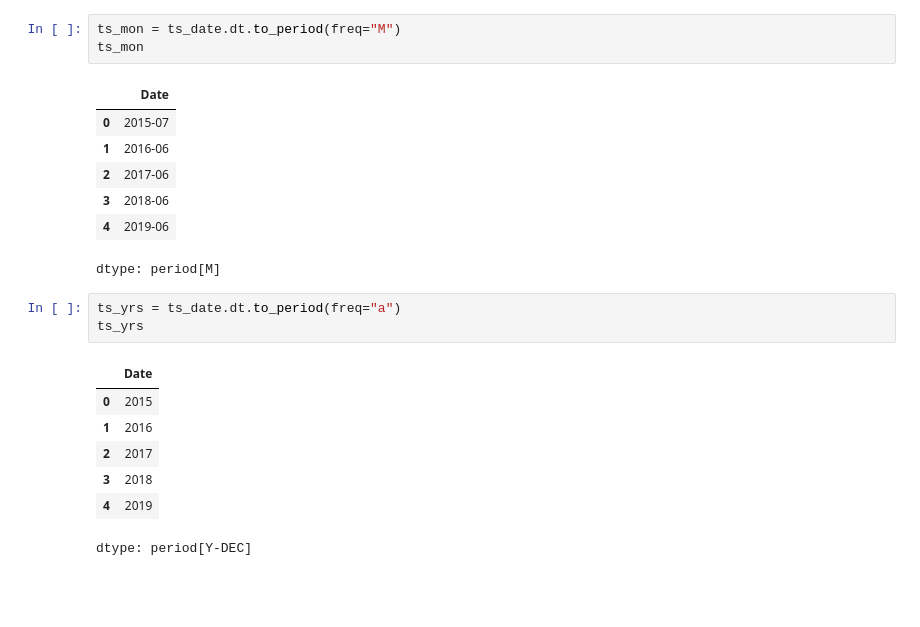
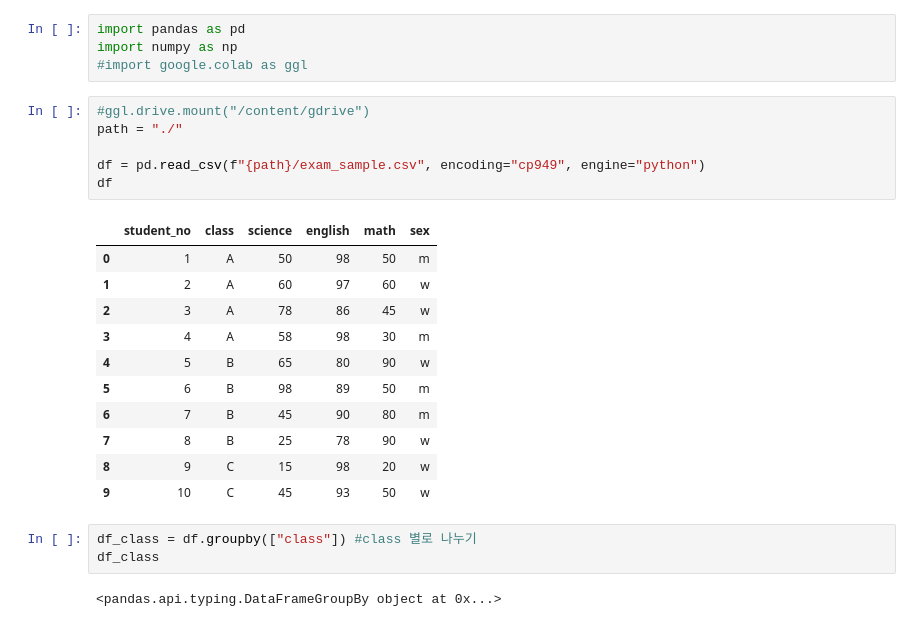
Before and after one commit to h427ur/big_data, a Jupyter notebook: explore_data/explore_data.ipynb, the cells around one changed output. Drawn from its saved outputs; the diff is of its cells as text; blank space fills up the shorter version.

```diff
--- a/explore_data/explore_data.ipynb
+++ b/explore_data/explore_data.ipynb
@@ -247,22 +1,27 @@ dtype: period[D]
-# %%
-ts_mon = ts_date.dt.to_period(freq="M")
-ts_mon
-# %% [output]
-|  | Date |
-| 0 | 2015-07 |
-| 1 | 2016-06 |
-| 2 | 2017-06 |
-| 3 | 2018-06 |
-| 4 | 2019-06 |
-dtype: period[M]
-# %%
-ts_yrs = ts_date.dt.to_period(freq="a")
-ts_yrs
-# %% [output]
-|  | Date |
-| 0 | 2015 |
-| 1 | 2016 |
-| 2 | 2017 |
-| 3 | 2018 |
-| 4 | 2019 |
-dtype: period[Y-DEC]
+# %%
+import pandas as pd
+import numpy as np
+#import google.colab as ggl
+# %%
+#ggl.drive.mount("/content/gdrive")
+path = "./"
+
+df = pd.read_csv(f"{path}/exam_sample.csv", encoding="cp949", engine="python")
+df
+# %% [output]
+|  | student_no | class | science | english | math | sex |
+| 0 | 1 | A | 50 | 98 | 50 | m |
+| 1 | 2 | A | 60 | 97 | 60 | w |
+| 2 | 3 | A | 78 | 86 | 45 | w |
+| 3 | 4 | A | 58 | 98 | 30 | m |
+| 4 | 5 | B | 65 | 80 | 90 | w |
+| 5 | 6 | B | 98 | 89 | 50 | m |
+| 6 | 7 | B | 45 | 90 | 80 | m |
+| 7 | 8 | B | 25 | 78 | 90 | w |
+| 8 | 9 | C | 15 | 98 | 20 | w |
+| 9 | 10 | C | 45 | 93 | 50 | w |
+# %%
+df_class = df.groupby(["class"]) #class 별로 나누기
+df_class
+# %% [output]
+<pandas.api.typing.DataFrameGroupBy object at 0x...>
```
Also changed, not shown: parts of 42 cells of this notebook, 1 other file.
